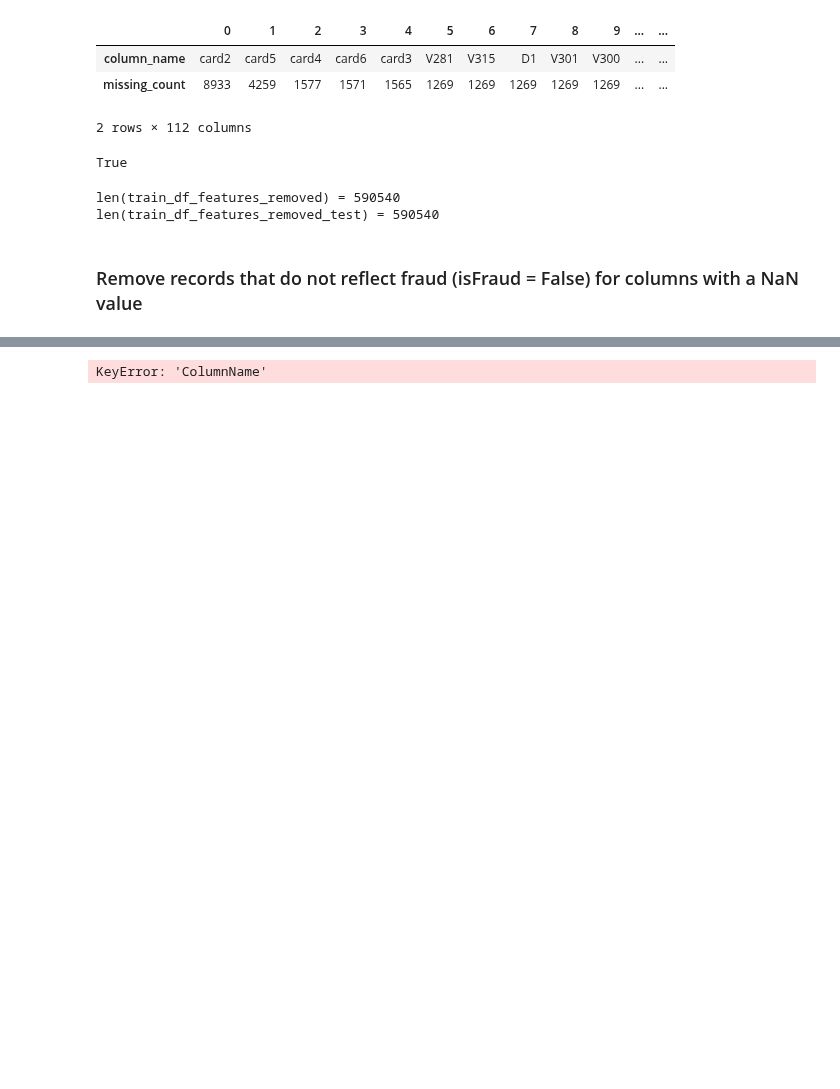
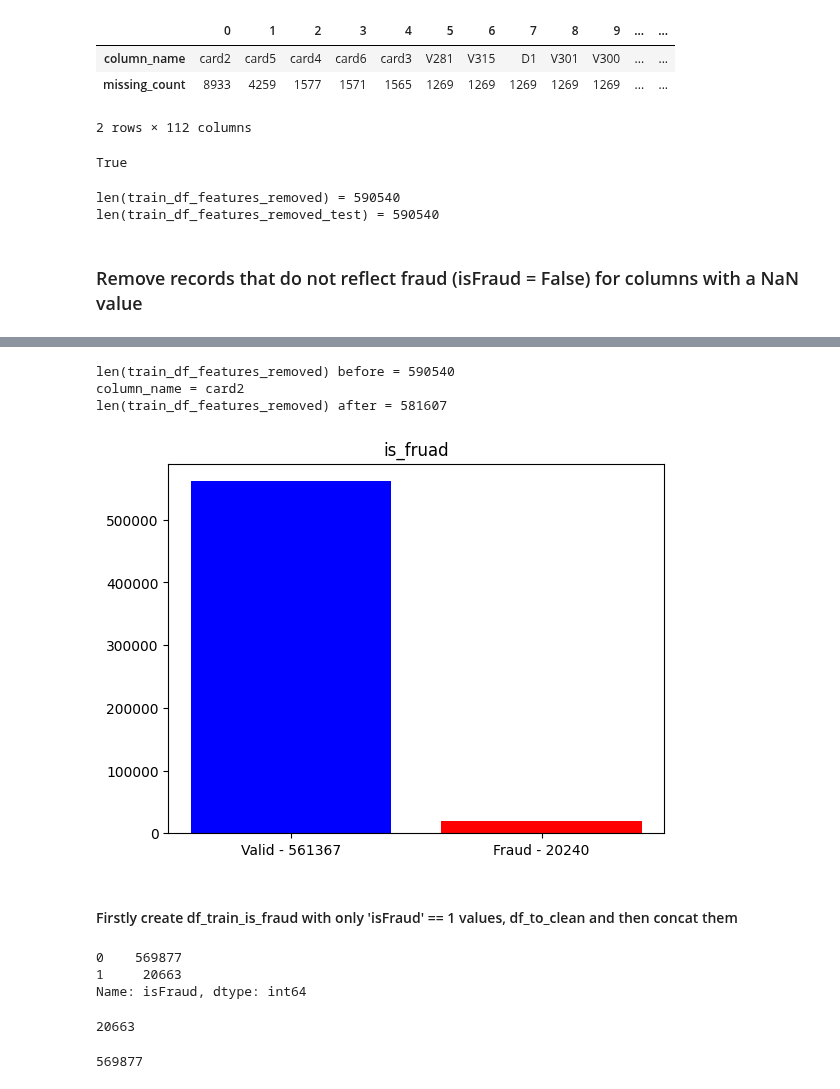
Before and after one commit to Mykhailo20/DS_Bootcamp_2023, a Jupyter notebook: Homework_8/Analysis/Data_Analysis.ipynb, the cells around one changed output, grey strips where cells are left out. Cells and saved outputs as stored; diff of their text form; code cells hidden in the pictures; blank space fills up the shorter version.

```diff
--- a/Homework_8/Analysis/Data_Analysis.ipynb
+++ b/Homework_8/Analysis/Data_Analysis.ipynb
@@ -339,3 +326,0 @@ missing_info.transpose()
-# %%
-columns_with_NaN_values = missing_info[missing_info['missing_percentage'] > 0]['column_name'].values
-len(columns_with_NaN_values)
@@ -344,12 +366,48 @@ len(columns_with_NaN_values)
 # %%
-for column in columns_with_NaN_values:
-    # Create a boolean mask to identify rows where the specified column is not NaN and 'y' is not 'Fraud'
-    mask = train_df_features_removed.apply(lambda row: not pd.isna(row[column_name]) or row['y'] == 'Fraud', axis=1)
+print(f"len(train_df_features_removed) before = {len(train_df_features_removed)}")
+for column_name in columns_with_NaN_values:
+    print(f"column_name = {column_name}")
+    # Create a boolean mask to identify rows where the specified column is not NaN and 'isFraud' is not '1'
+    mask = train_df_features_removed.apply(lambda row: not pd.isna(row[column_name]) or row['isFraud'] == '1', axis=1)
 
     # Filter the DataFrame based on the mask
     train_df_features_removed = train_df_features_removed[mask]
+    break
 
-print(f"len(train_df) = {len(train_df)}")
-print(f"len(train_df_features_removed) = {len(train_df_features_removed)}")
+print(f"len(train_df_features_removed) after = {len(train_df_features_removed)}")
 # %% [output]
-KeyError: 'ColumnName'
+len(train_df_features_removed) before = 590540
+column_name = card2
+len(train_df_features_removed) after = 581607
+# %%
+plt.rcdefaults()
+# obtain ground truth from train column
+is_fraud = train_df_features_removed['isFraud'].values
+
+# get counts of fruad and not fruad
+__num_valid = np.sum(is_fraud == 0)
+__num_fraud = is_fraud.size - __num_valid
+
+plt.bar([0, 1], [__num_valid, __num_fraud], color=['blue', 'red'], tick_label=[f"Valid - {__num_valid}", f"Fraud - {__num_fraud}"])
+plt.title('is_fruad')
+plt.show()
+# %% [output]
+[figure, added]
+# %% [markdown]
+#### Firstly create df_train_is_fraud with only 'isFraud' == 1 values, df_to_clean and then concat them
+# %%
+train_df_features_removed['isFraud'].value_counts()
+# %% [output]
+0    569877
+1     20663
+Name: isFraud, dtype: int64
+# %%
+df_train_is_fraud = train_df_features_removed[train_df_features_removed['isFraud'] == 1]
+len(df_train_is_fraud)
+# %% [output]
+20663
+# %%
+df_to_clean = train_df_features_removed[train_df_features_removed['isFraud'] == 0]
+len(df_to_clean)
+# %% [output]
+569877
```
Also changed, not shown: parts of 18 cells of this notebook.
